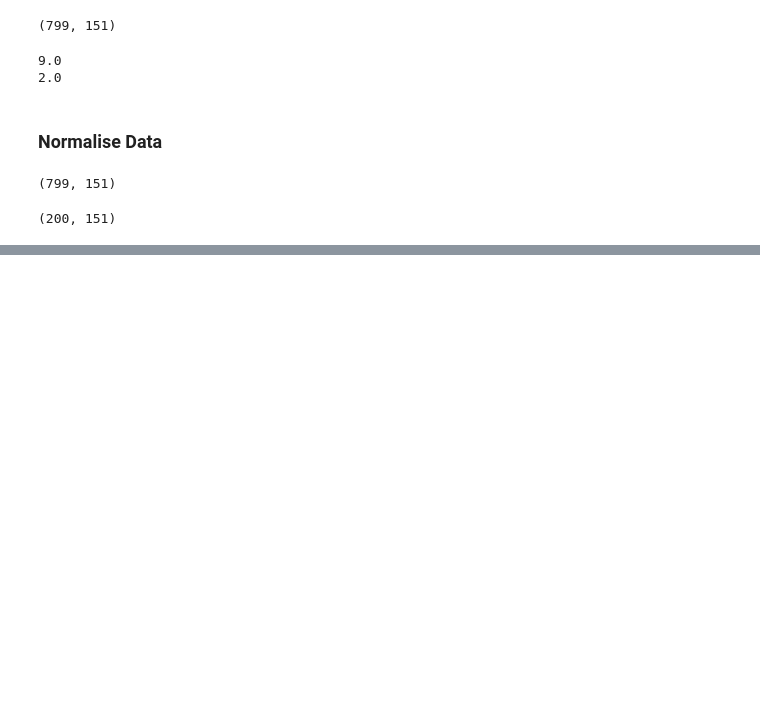
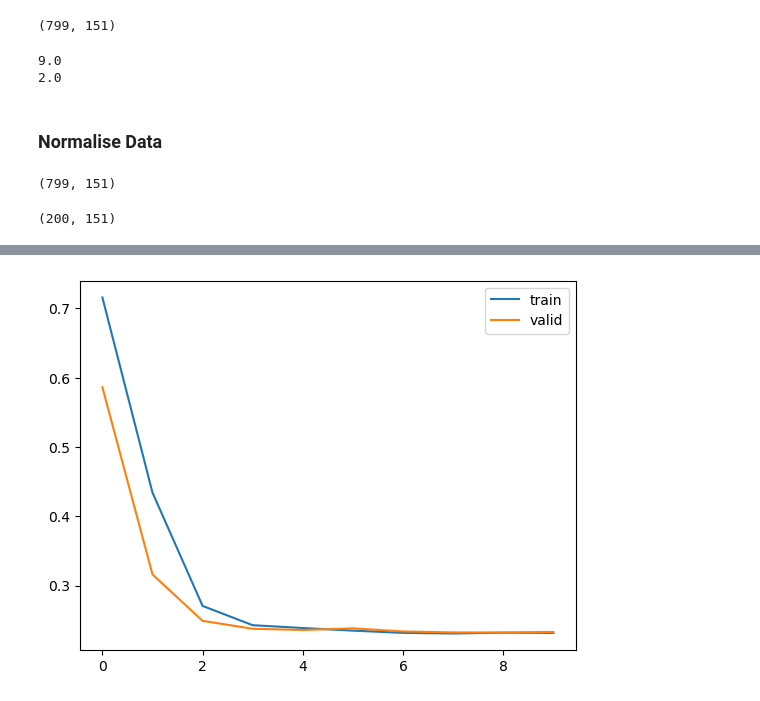
Before and after one commit to hsatishreddy/ML_PROJECT_CS584, a Jupyter notebook: ML_Project_CS584.ipynb, the cells around one changed output, grey strips where cells are left out. Drawn from its saved outputs; the diff is of its cells as text; code cells hidden in the pictures; blank space fills up the shorter version.

Commit message:
Update ML_Project_CS584.ipynb
Added Variational Encoder Code.

```diff
--- a/ML_Project_CS584.ipynb
+++ b/ML_Project_CS584.ipynb
@@ -87,0 +120,20 @@ print(n_X_valid.shape)
+# %%
+# Custom loss function for Variational Autoencoder
+def losses_func(input_data, reconst):
+    code_mean = var_encoder(input_data)
+    code_log_var = var_encoder(input_data)
+    latent_loss = -0.5 * tf.reduce_sum(1 + code_log_var - tf.exp(code_log_var) - tf.square(code_mean), axis=-1)
+    reconstruction_loss = tf.keras.losses.binary_crossentropy(input_data, reconst)
+    return (tf.reduce_mean(latent_loss) / 151.) + reconstruction_loss
+
+var_ae.compile(optimizer='adam', loss=losses_func)
+
+# Enabling eager execution
+tf.config.run_functions_eagerly(True)
+
+# Encode input data using the encoder model
+encoded_train_data = var_encoder.predict(n_X_train)
+encoded_valid_data = var_encoder.predict(n_X_valid)
+
+# Train the Variational Autoencoder with the encoded features
+history = var_ae.fit(x=encoded_train_data, y=n_X_train, epochs=10, validation_data=(encoded_valid_data, n_X_valid))
@@ -87,0 +158,7 @@ print(n_X_valid.shape)
+# %%
+pyplot.plot(history.history['loss'],label = 'train')
+pyplot.plot(history.history['val_loss'], label = 'valid')
+pyplot.legend()
+pyplot.show()
+# %% [output]
+[figure, added]
```
Also changed, not shown: parts of 9 cells of this notebook.
